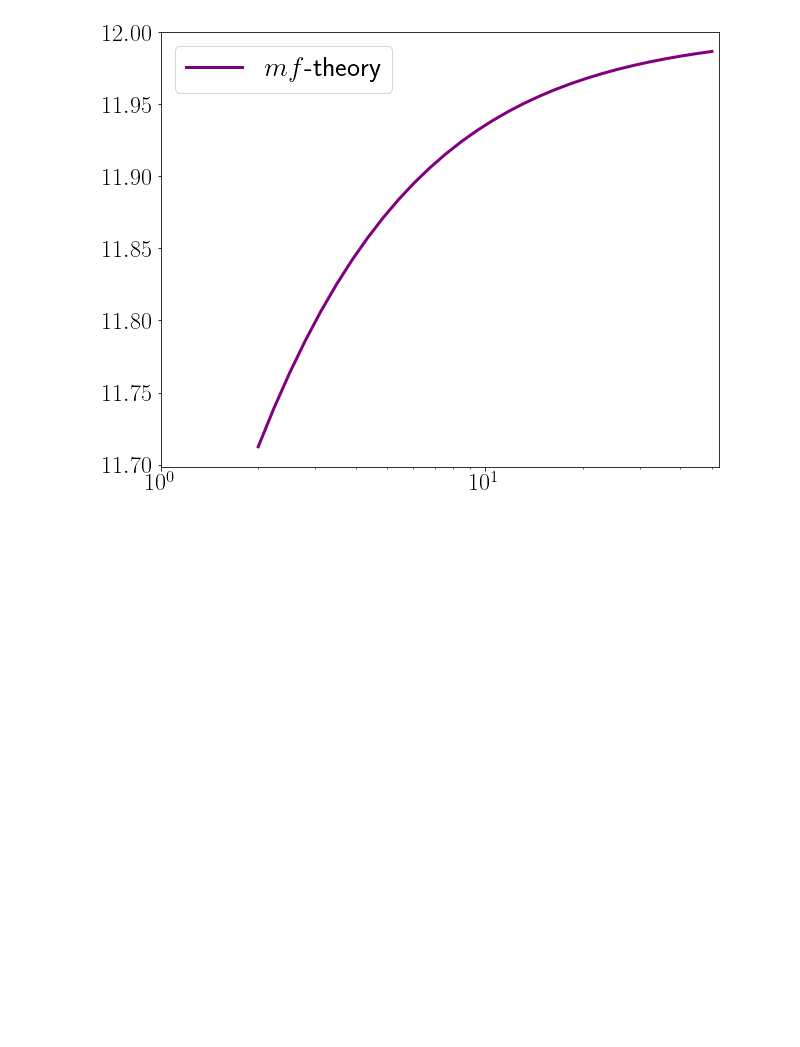
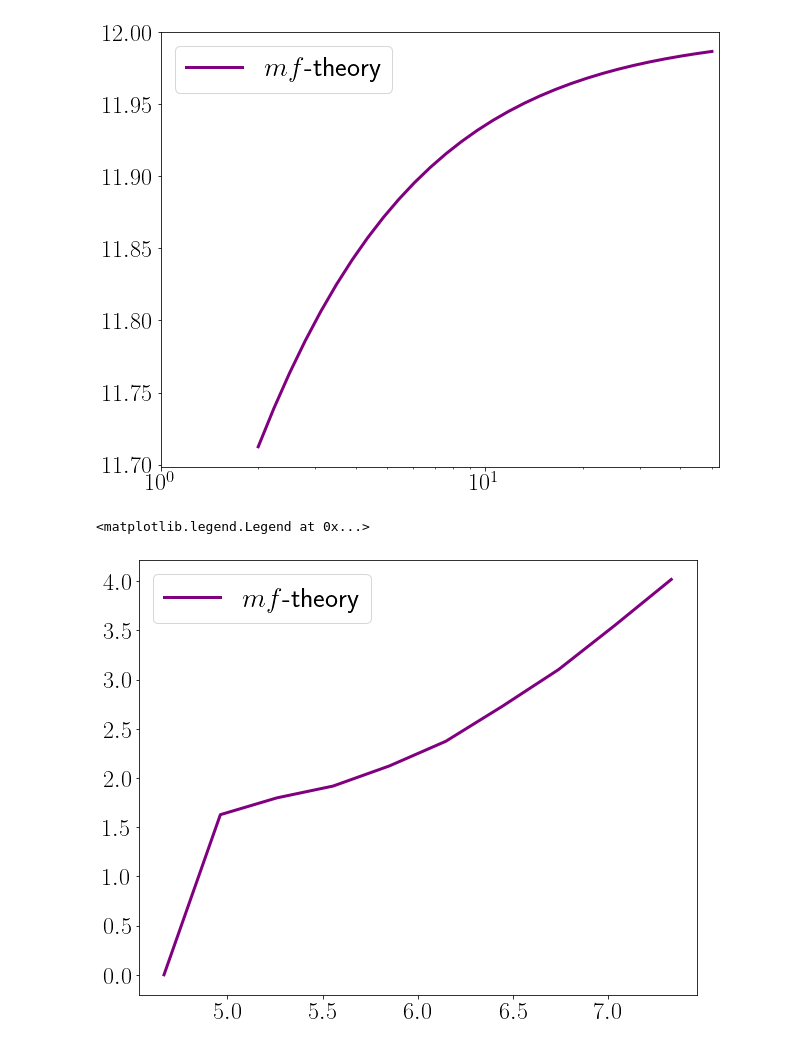
Before and after one commit to rmorantovar/Immune_System, a Jupyter notebook: Jupyter_Notebooks/7_Recognition.ipynb, the cells around one changed output. Saved outputs shown, nothing was run; the diff lists cells and outputs as text; code cells hidden in the pictures; blank space fills up the shorter version.

```diff
--- a/Jupyter_Notebooks/7_Recognition.ipynb
+++ b/Jupyter_Notebooks/7_Recognition.ipynb
@@ -699,3 +699,12 @@ ax.legend(fontsize = 28)
 # %% [output]
 <matplotlib.legend.Legend at 0x...>
 [figure]
+# %%
+fig, ax = plt.subplots(figsize = (10, 8))
+ax.plot(4+kappas_theory/lambda_A*(4), max_potency_theory.values(), color = 'purple', linestyle = '-', marker = '', linewidth = 3, label = r'$mf$-theory')
+#ax.vlines(2, 0, 5, color = 'black', linestyle = '--')
+my_plot_layout(ax=ax, xscale = 'linear')
+ax.legend(fontsize = 28)
+# %% [output]
+<matplotlib.legend.Legend at 0x...>
+[figure, added]
```
Also changed, not shown: parts of 1 cell of this notebook, 5 other files.
